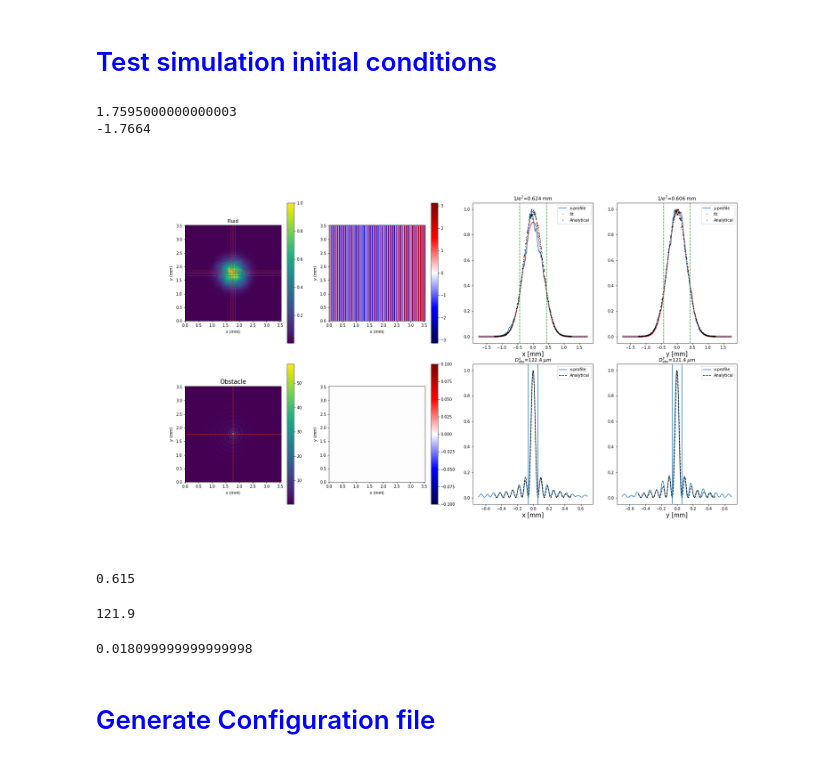
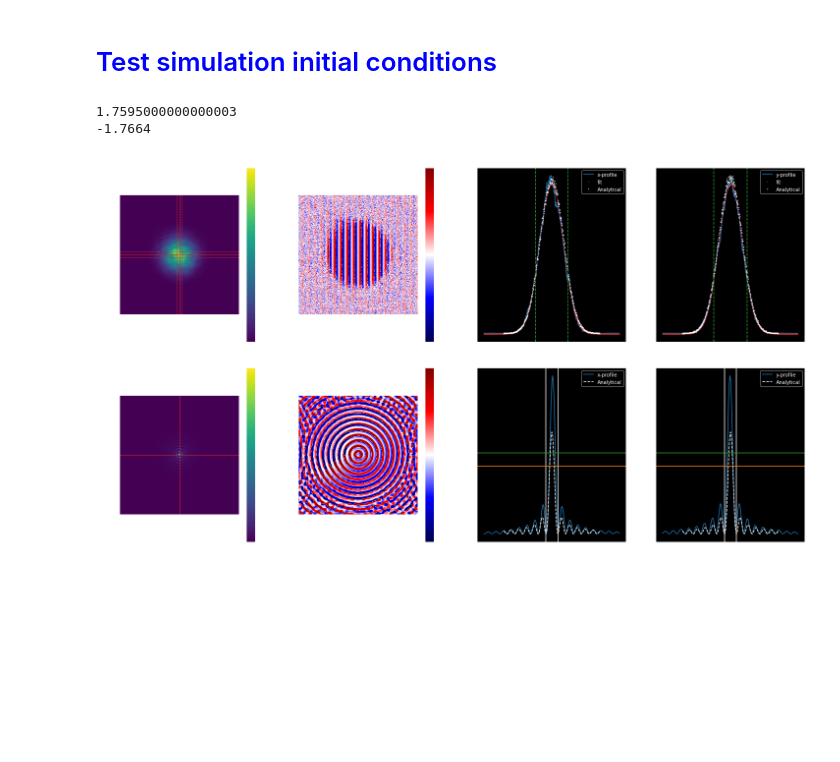
Before and after one commit to nunoazevedosilva/SBN, a Jupyter notebook: SBN_Simulation_with_input_images_vs_analytical.ipynb, the cells around one changed output. Drawn from its saved outputs; the diff is of its cells as text; code cells hidden in the pictures; blank space fills up the shorter version.

Commit message:
Simulations were performed, nothing new.

```diff
--- a/SBN_Simulation_with_input_images_vs_analytical.ipynb
+++ b/SBN_Simulation_with_input_images_vs_analytical.ipynb
@@ -34,9 +34,12 @@ from IPython.display import Markdown, display
 from scipy.special import jv, jn
 import enlighten
 
+import h5py
+
 import warnings
 warnings.filterwarnings('ignore')
 
+plt.style.use('dark_background')
 
 def printmd(string, color=None):
     colorstr = "#### <span style='color:{}'>{}</span>".format(color, string)
@@ -275,9 +335,9 @@ plt.colorbar()
 # <font color='blue'>Calculate simulation parameters</font>
 # %%
 #simulation beam power
-If1= I_fluid #mw/cm^-2 fluid beam
-If2 = I_defect/If1 #mw/cm^-2 defect
-Isat = delta_n_params[-1]/If1 #mw/cm^-2
+If1= I_fluid/I_fluid #mw/cm^-2 fluid beam
+If2 = I_defect/I_fluid #mw/cm^-2 defect
+Isat = delta_n_params[-1]/I_fluid #mw/cm^-2
 
 #light fluid wavelength
 lf=532*10**-9
@@ -455,8 +590,8 @@ bessel diameter = 6.158932995815591
 # %% [markdown]
 # <font color='blue'>Test simulation initial conditions</font>
 # %%
-%matplotlib widget
-#%matplotlib inline
+#%matplotlib widget
+%matplotlib inline
 
 ######################### Gausian
 
@@ -466,6 +601,7 @@ input_beam_profile = np.transpose(np.abs(my_simulation.initial_condition.np_arra
 phase_input_beam = np.transpose(np.arctan2(np.imag(my_simulation.initial_condition.np_array), np.real(my_simulation.initial_condition.np_array)))
 
 input_beam_profile_an = np.transpose(np.abs(my_simulation_an.initial_condition.np_array)**2.0)
+phase_input_beam_an = np.transpose(np.arctan2(np.imag(my_simulation_an.initial_condition.np_array), np.real(my_simulation_an.initial_condition.np_array)))
 
 y_shape, x_shape = np.shape(input_beam_profile)
 
@@ -547,7 +683,7 @@ plt.subplot(grid[0, 2])
 plt.title("$1/e^2$=" + str(np.round(popt_x[-1]/factor_t/(1e-3),3)) + " mm")
 plt.plot(x_array/factor_t/(1e-3), profile_x, label="x-profile", color="tab:blue")
 plt.plot(x_array/factor_t/(1e-3), gaus(x_array, *popt_x),'ro:', linewidth=0, markersize=1, label='fit', color="tab:red")
-plt.plot(x_array_an/factor_t/(1e-3),profile_x_an,'ro:', linewidth=0, markersize=1, color="black", linestyle="--", label="Analytical")
+plt.plot(x_array_an/factor_t/(1e-3),profile_x_an,'ro:', linewidth=0, markersize=1, color="white", linestyle="--", label="Analytical")
 plt.legend(loc=0)
 plt.xlabel("x [mm]", fontsize=15)
 
@@ -558,7 +694,7 @@ plt.subplot(grid[0, 3])
 plt.title("$1/e^2$=" + str(np.round(popt_y[-1]/factor_t/(1e-3),3)) + " mm")
 plt.plot(y_array/factor_t/(1e-3), profile_y, label="y-profile", color="tab:blue")
 plt.plot(y_array/factor_t/(1e-3), gaus(y_array, *popt_y),'ro:', linewidth=0, markersize=1, label='fit', color="tab:red")
-plt.plot(y_array_an/factor_t/(1e-3),profile_y_an,'ro:', linewidth=0, markersize=1, color="black", linestyle="--", label="Analytical")
+plt.plot(y_array_an/factor_t/(1e-3),profile_y_an,'ro:', linewidth=0, markersize=1, color="white", linestyle="--", label="Analytical")
 plt.legend(loc=0)
 plt.xlabel("y [mm]", fontsize=15)
 
@@ -570,8 +706,12 @@ plt.axvline(x=-(popt_y[-1] + popt_y[1])*dy/factor_t/(1e-3), color="tab:green", l
 #######################          Axicon
 input_axicon_size = np.transpose(np.abs(my_simulation.initial_condition2.np_array)**2.0)
 phase_axicon = np.transpose(np.arctan2(np.imag(my_simulation.initial_condition2.np_array), np.real(my_simulation.initial_condition2.np_array)))
+axicon_max = np.max(input_axicon_size)
+
 
 input_axicon_size_an = np.transpose(np.abs(my_simulation_an.initial_condition2.np_array)**2.0)
+axicon_max_an = np.max(input_axicon_size_an)
+phase_axicon_an = np.arctan2(np.imag(my_simulation_an.initial_condition2.np_array), np.real(my_simulation_an.initial_condition2.np_array))
 
 y_shape, x_shape = np.shape(input_axicon_size)
 
@@ -630,49 +770,41 @@ plt.subplot(grid[1, 1])
 
 plt.imshow(phase_axicon, cmap="seismic", extent=extent_general)
 plt.colorbar()
 plt.xlabel(r"$x$ $(mm)$")
 plt.ylabel(r"$y$ $(mm)$")
 
 
 plt.subplot(grid[1, 2])
 plt.title("$D^x_{obs}$=" + str(2.0*np.round(popt_x_input_4f[-1]/factor_t/(1e-6),1)) + " $\\mu m$")
-plt.plot(x_array_cutted_4f/factor_t/(1e-3), profile_x_4f_input_axicon_size_cutted, label="x-profile", color="tab:blue")
+plt.plot(x_array_cutted_4f/factor_t/(1e-3), axicon_max*profile_x_4f_input_axicon_size_cutted, label="x-profile", color="tab:blue")
 #plt.plot(x_array_cutted_4f/factor_t/(1e-3), bessel_function(x_array_cutted_4f, *popt_x_input_4f), label='fit', color="tab:red")
-plt.plot(x_array_cutted_4f_an/factor_t/(1e-3), profile_x_4f_input_axicon_size_cutted_an, label='Analytical', color="black", linestyle="--")
+plt.plot(x_array_cutted_4f_an/factor_t/(1e-3), axicon_max_an*profile_x_4f_input_axicon_size_cutted_an, label='Analytical', color="white", linestyle="--")
 plt.legend(loc=0)
 plt.xlabel("x [mm]", fontsize=15)
 
 plt.axvline(x=popt_x_input_4f[-1]/factor_t/(1e-3))
 plt.axvline(x=-popt_x_input_4f[-1]/factor_t/(1e-3))
 
+plt.axhline(y=Isat, color="tab:green")
+plt.axhline(y=Isat_images, color="tab:orange")
+
 
 plt.subplot(grid[1, 3])
 plt.title("$D^y_{obs}$=" + str(2.0*np.round(popt_y_input_4f[-1]/factor_t/(1e-6),1)) + " $\\mu m$")
-plt.plot(y_array_cutted_4f/factor_t/(1e-3), profile_y_4f_input_axicon_size_cutted, label="x-profile", color="tab:blue")
+plt.plot(y_array_cutted_4f/factor_t/(1e-3), axicon_max*profile_y_4f_input_axicon_size_cutted, label="y-profile", color="tab:blue")
 #plt.plot(y_array_cutted_4f/factor_t/(1e-3), bessel_function(y_array_cutted_4f, *popt_y_input_4f), label='fit', color="tab:red")
-plt.plot(y_array_cutted_4f_an/factor_t/(1e-3), profile_y_4f_input_axicon_size_cutted_an, label='Analytical', color="black", linestyle="--")
+plt.plot(y_array_cutted_4f_an/factor_t/(1e-3),axicon_max_an*profile_y_4f_input_axicon_size_cutted_an, label='Analytical', color="white", linestyle="--")
 plt.legend(loc=0)
 plt.xlabel("y [mm]", fontsize=15)
 
 plt.axvline(x=popt_y_input_4f[-1]/factor_t/(1e-3))
 plt.axvline(x=-popt_y_input_4f[-1]/factor_t/(1e-3))
 
+plt.axhline(y=Isat, color="tab:green")
+plt.axhline(y=Isat_images, color="tab:orange")
+
 plt.tight_layout()
 # %% [output]
 1.7595000000000003
 -1.7664
-[figure, old version]
+[figure, new version]
-# %%
-(0.624 + 0.606)/2.0
-# %% [output]
-0.615
-# %%
-(122.4+121.4)/2.0
-# %% [output]
-121.9
-# %%
-0.0623-0.0442
-# %% [output]
-0.018099999999999998
-# %% [markdown]
-# <font color='blue'>Generate Configuration file</font>
```
Also changed, not shown: parts of 22 cells of this notebook, 6 other files.
